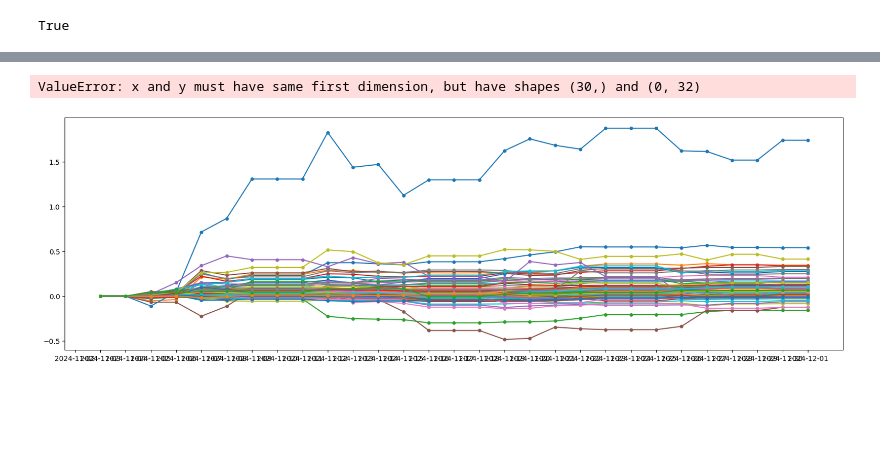
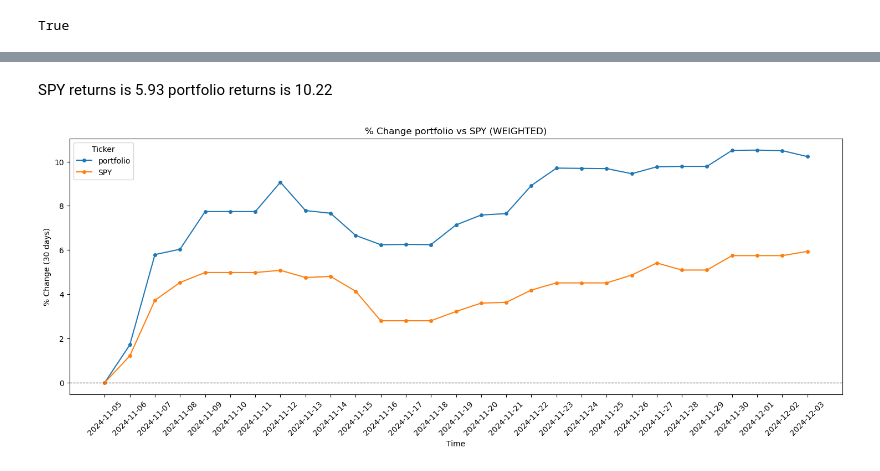
Before and after one commit to visheshgupta19/IDS_789_Final_Project, a Jupyter notebook: algo_update.ipynb, the cells around one changed output, grey strips where cells are left out. Cells and saved outputs as stored; diff of their text form; code cells hidden in the pictures; blank space fills up the shorter version.

```diff
--- a/algo_update.ipynb
+++ b/algo_update.ipynb
@@ -134,7 +139,11 @@ addition
 # %% [output]
 9
 # %%
-ideal_portfolio["final_weight"] = np.where(ideal_portfolio['Allocation_by_restriction'] >= 0.1600, ideal_portfolio["Normalised Weight"], ideal_portfolio["Normalised Weight"] + addition)
+ideal_portfolio["final_weight"] = np.where(
+    ideal_portfolio["Allocation_by_restriction"] >= 0.1600,
+    ideal_portfolio["Normalised Weight"],
+    ideal_portfolio["Normalised Weight"] + addition,
+)
 # %%
 ideal_portfolio["final_weight"].sum()
 # %% [output]
@@ -221,7 +234,9 @@ while True:
     ideal_portfolio.loc[eligible, "Capped_weight"] += redistribution[eligible]
 
     # Reapply the cap
-    ideal_portfolio["Capped_weight"] = np.minimum(ideal_portfolio["Capped_weight"], 0.045)
+    ideal_portfolio["Capped_weight"] = np.minimum(
+        ideal_portfolio["Capped_weight"], 0.045
+    )
 # %%
 ideal_portfolio["Capped_weight"] *= 100
 # %% [markdown]
@@ -412,3 +425,7 @@ df_updated
 # pct_change = ((current_price / start_price) - 1) * 100  # Percentage change
 
 # pct_change.values[0]
+# %%
+for col in df_updated.columns[2:]:
+    df_updated[col] = df_updated[col] * (df_updated["Capped_weight"])
+df_updated
@@ -414,0 +511,2 @@ df_updated
+# %%
+df_sectors = df_sectors.fillna(0)
@@ -415,23 +645,23 @@ df_updated
+# %% [markdown]
+SPY returns is 5.93
+portfolio returns is 10.22
 # %%
-import matplotlib.pyplot as plt
-
-plt.figure(figsize=(20, 6))
-for ticker in df_updated.index:
+plt.figure(figsize=(18, 6))
+for ticker in df_avgs.index:
     # Select the data from the 3rd column onward
     plt.plot(
-        df_updated.columns[2:],
-        df_updated.loc[ticker].values[2:],
+        df_avgs.columns[1:-2],
+        df_avgs.loc[ticker].values[1:-2],
         label=ticker,
         marker="o",
         markersize=4,
     )
-
+plt.axhline(y=0, color="black", linestyle="--", linewidth=0.8)
 plt.legend(title="Ticker")
 plt.xlabel("Time")
-plt.ylabel("% Change (YTD)")
+plt.ylabel("% Change (30 days)")
+plt.title("% Change portfolio vs SPY (WEIGHTED)")
 plt.xticks(rotation=45)
-plt.title("YTD % Change for each stock in our portfolio (UNWEIGHTED)")
 plt.show()
 # %% [output]
-ValueError: x and y must have same first dimension, but have shapes (30,) and (0, 32)
-[figure, old version]
+[figure, new version]
```
Also changed, not shown: parts of 31 cells of this notebook, 1 other file.
